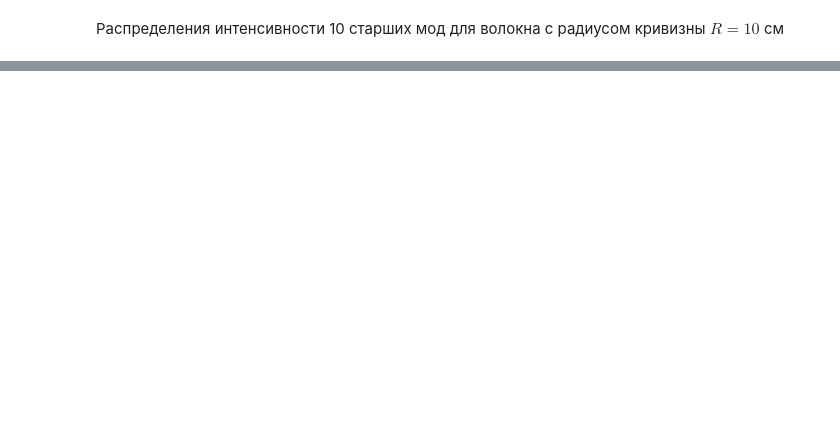
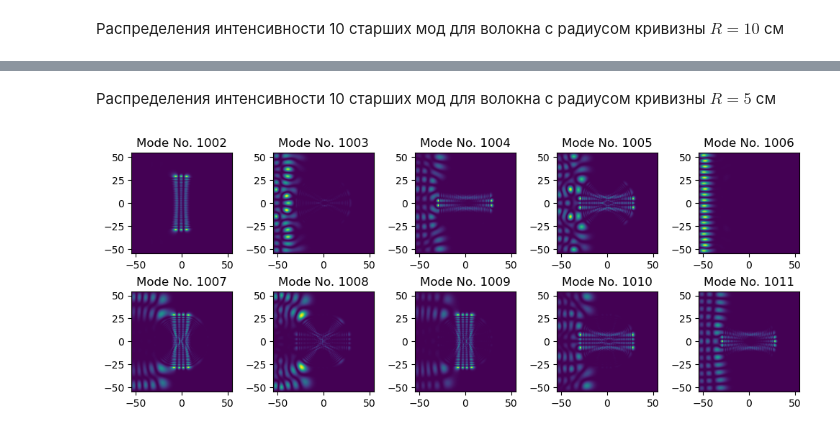
Before and after one commit to vongostev/RSF-21-12-00155-2-MMF, a Jupyter notebook: PlotModesBent.ipynb, the cells around one changed output, grey strips where cells are left out. Drawn from its saved outputs; the diff is of its cells as text; code cells hidden in the pictures; blank space fills up the shorter version.

Commit message:
Добавлены номера мод и данные для 5 см кривизны

```diff
--- a/PlotModesBent.ipynb
+++ b/PlotModesBent.ipynb
@@ -53,0 +51,8 @@ plot_modes(modes, modes_indices, bounds)
+# %% [markdown]
+Распределения интенсивности 10 старших мод для волокна с радиусом кривизны $R=5$ см
+# %%
+loaded_data = np.load('data/mmf_GRIN_62.5_properties_5.npz', mmap_mode='r')
+modes = loaded_data['modes_list']
+plot_modes(modes, modes_indices, bounds)
+# %% [output]
+[figure, added]
```
Also changed, not shown: parts of 5 cells of this notebook.
